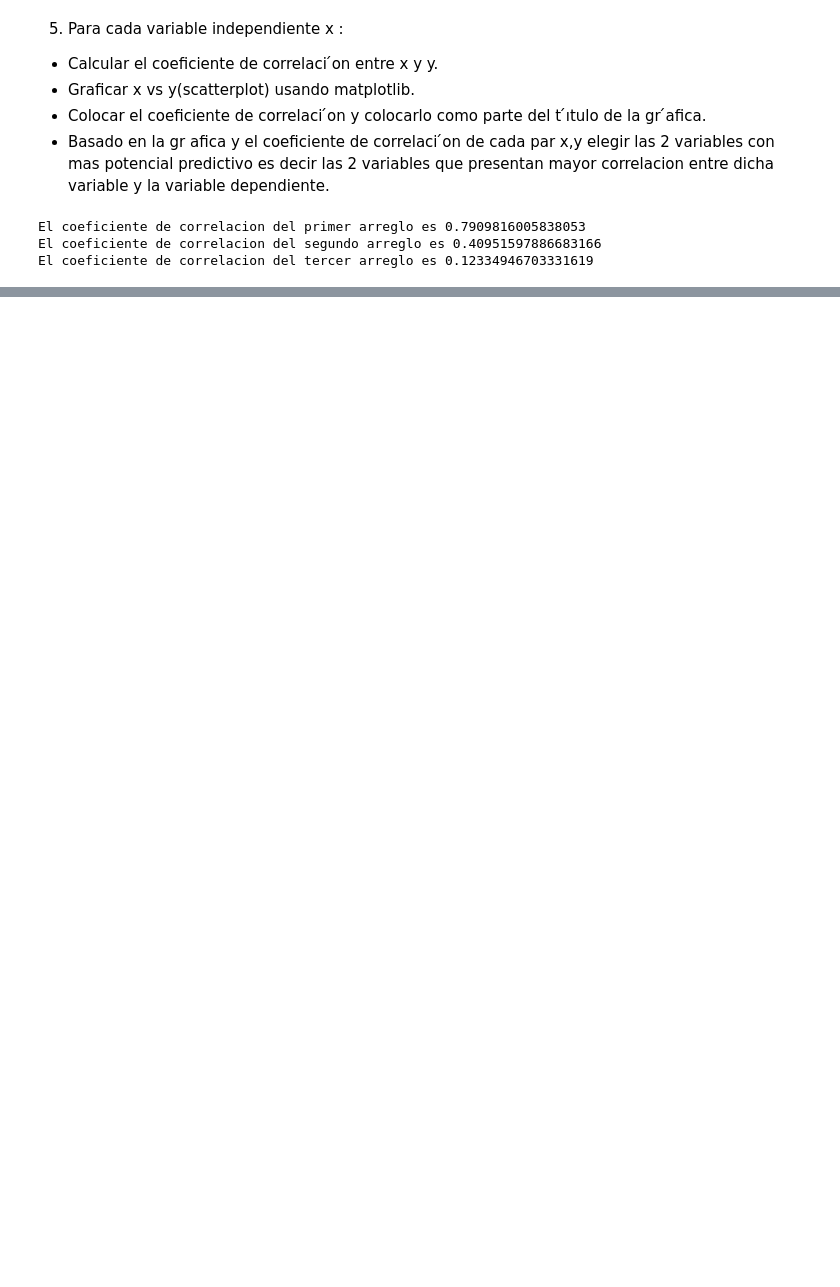
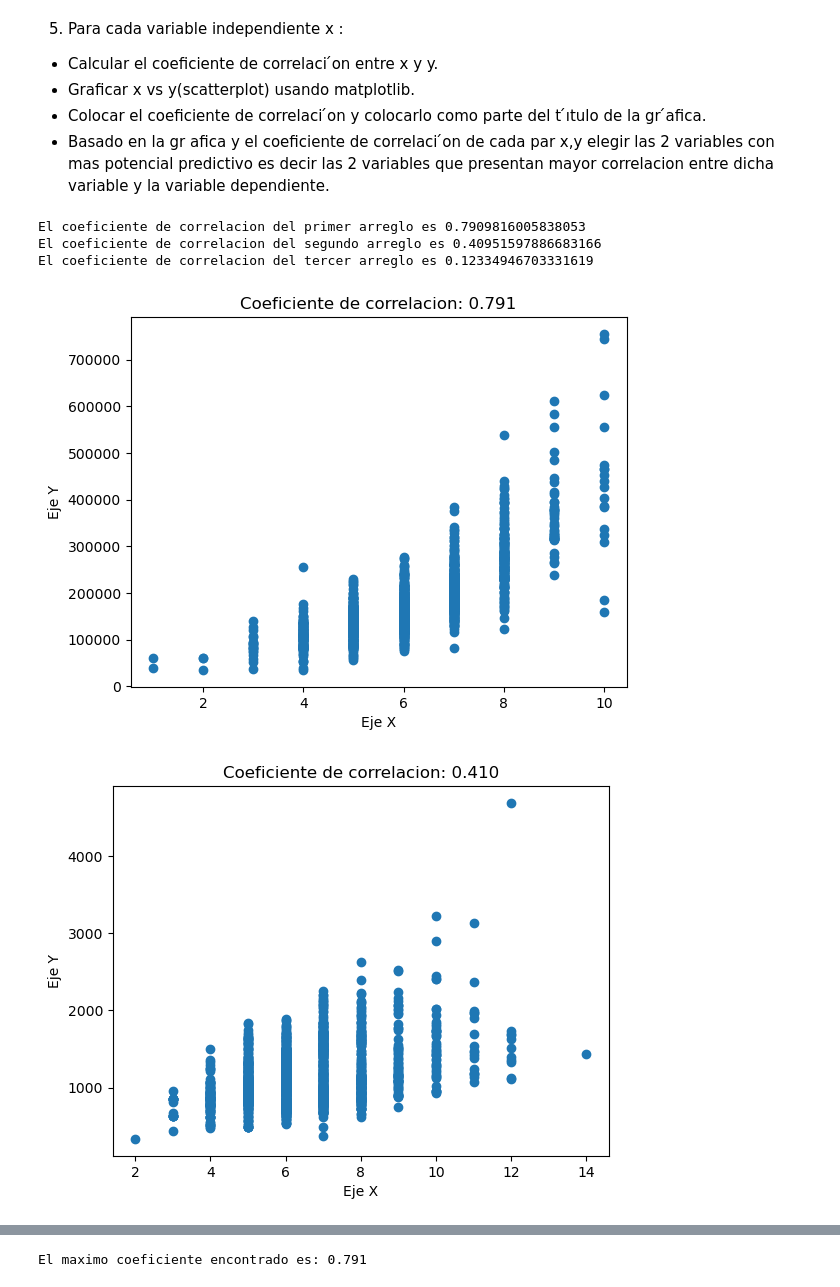
Before and after one commit to ceaf234/Proyecto1, a Jupyter notebook: Proyecto1.ipynb, the cells around one changed output, grey strips where cells are left out. Drawn from its saved outputs; the diff is of its cells as text; code cells hidden in the pictures; blank space fills up the shorter version.

```diff
--- a/Proyecto1.ipynb
+++ b/Proyecto1.ipynb
@@ -73,30 +83,82 @@ for i in range(6):
 # %%
 import numpy as np
 import pandas as pd
 import seaborn as sns
 import matplotlib.pyplot as plt
 
 # Cargar dataset a una variable
 dataset = np.load("proyecto_training_data.npy")
 
 # Convertir el ndarray a un DataFrame
 dataframe_original = pd.DataFrame(dataset)
 
 # Separar el dataframe original en 3 nuevos dataframes con X y Y
 dataframe1 = dataframe_original[[1, 0]]
 dataframe2 = dataframe_original[[3, 2]]
 dataframe3 = dataframe_original[[5, 4]]
 
 # Calculando los coeficientes de correlacion
 coefficient1 = dataframe1.corr().iloc[0, 1]
 coefficient2 = dataframe2.corr().iloc[0, 1]
 coefficient3 = dataframe3.corr().iloc[0, 1]
 
 # Mostrar los coeficientes de correlacion
 print("El coeficiente de correlacion del primer arreglo es", coefficient1)
 print("El coeficiente de correlacion del segundo arreglo es", coefficient2)
 print("El coeficiente de correlacion del tercer arreglo es", coefficient3)
+
+
+# Extraer los ejes del dataframe a arreglos
+x = dataframe_original[1]
+y = dataframe_original[0]
+
+# Crear grafica
+plt.scatter(x, y)
+
+# Agregar etiquetas y titulo
+plt.xlabel('Eje X')
+plt.ylabel('Eje Y')
+plt.title(f'Coeficiente de correlacion: {coefficient1:.3f}')
+
+# Mostrar la grafica
+plt.show()
+
+# Extraer los ejes del dataframe a arreglos
+x = dataframe_original[3]
+y = dataframe_original[2]
+
+# Crear grafica
+plt.scatter(x, y)
+
+# Agregar etiquetas y titulo
+plt.xlabel('Eje X')
+plt.ylabel('Eje Y')
+plt.title(f'Coeficiente de correlacion: {coefficient2:.3f}')
+
+# Mostrar la grafica
+plt.show()
+
+# Extraer los ejes del dataframe a arreglos
+x = dataframe_original[5]
+y = dataframe_original[4]
+
+# Crear grafica
+plt.scatter(x, y)
+
+# Agregar etiquetas y titulo
+plt.xlabel('Eje X')
+plt.ylabel('Eje Y')
+plt.title(f'Coeficiente de correlacion: {coefficient3:.3f}')
+
+# Mostrar la grafica
+plt.show()
+
+# Encontrar el par con mayor potencial predictico
+max_coefficient = max(coefficient1, coefficient2, coefficient3)
+print(f'El maximo coeficiente encontrado es: {max_coefficient:.3f}')
 # %% [output]
 El coeficiente de correlacion del primer arreglo es 0.7909816005838053
 El coeficiente de correlacion del segundo arreglo es 0.40951597886683166
 El coeficiente de correlacion del tercer arreglo es 0.12334946703331619
+[figure, added]
+[figure, added]
@@ -102,0 +166 @@ El coeficiente de correlacion del tercer arreglo es 0.12334946703331619
+El maximo coeficiente encontrado es: 0.791
```
Also changed, not shown: parts of 3 cells of this notebook.
